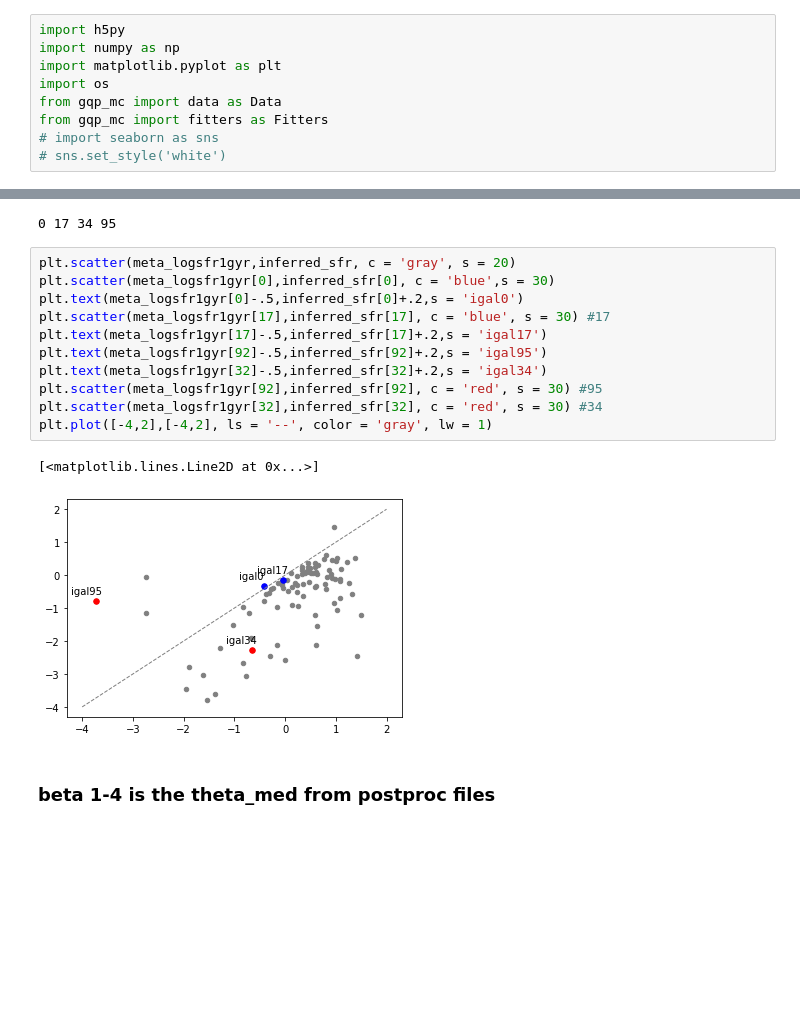
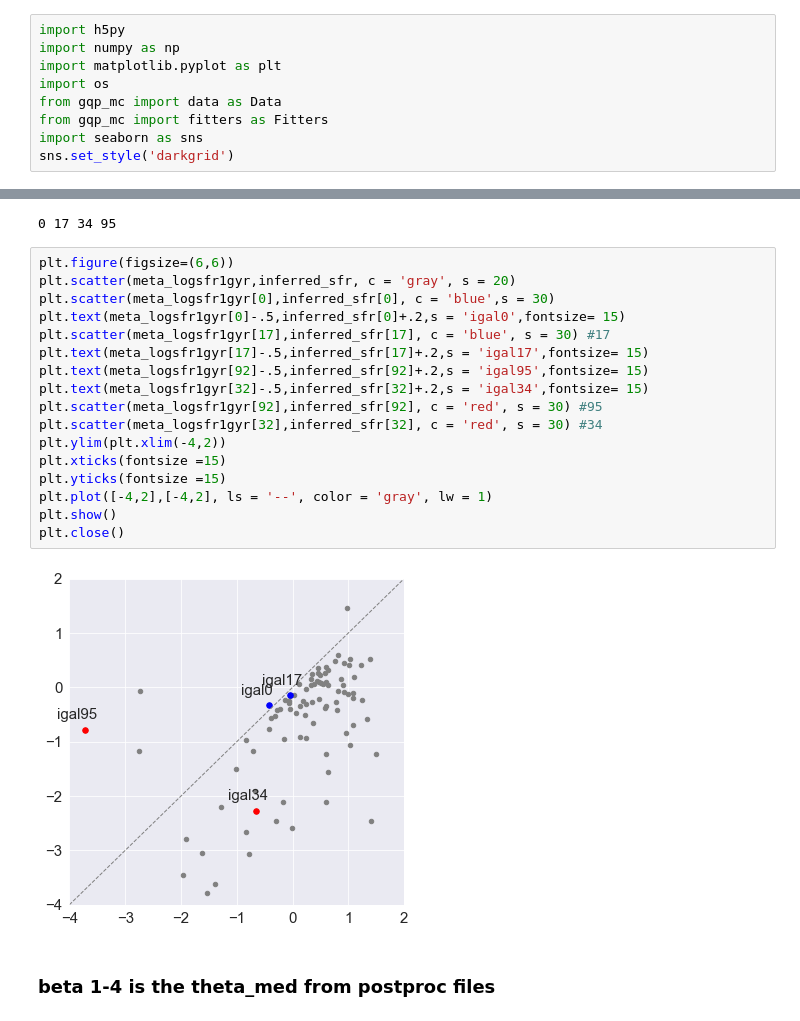
Before and after one commit to kgb0255/GQPMC_v3_JAMES, a Jupyter notebook: SFH_check.ipynb, the cells around one changed output, grey strips where cells are left out. Saved outputs shown, nothing was run; the diff lists cells and outputs as text; blank space fills up the shorter version.

```diff
--- a/SFH_check.ipynb
+++ b/SFH_check.ipynb
@@ -5,8 +5,8 @@ import matplotlib.pyplot as plt
 import os
 from gqp_mc import data as Data
 from gqp_mc import fitters as Fitters
-# import seaborn as sns
-# sns.set_style('white')
+import seaborn as sns
+sns.set_style('darkgrid')
 # %%
 specs,meta = Data.Spectra(sim='lgal',noise = 'none', lib = 'bc03', sample = 'mini_mocha')
 photo, _ = Data.Photometry(sim='lgal', noise= 'legacy', lib='bc03', sample='mini_mocha')
@@ -36,19 +36,24 @@ print(new_arr[0],new_arr[17],new_arr[32],new_arr[92])
 # %% [output]
 0 17 34 95
 # %%
+plt.figure(figsize=(6,6))
 plt.scatter(meta_logsfr1gyr,inferred_sfr, c = 'gray', s = 20)
 plt.scatter(meta_logsfr1gyr[0],inferred_sfr[0], c = 'blue',s = 30)
-plt.text(meta_logsfr1gyr[0]-.5,inferred_sfr[0]+.2,s = 'igal0')
+plt.text(meta_logsfr1gyr[0]-.5,inferred_sfr[0]+.2,s = 'igal0',fontsize= 15)
 plt.scatter(meta_logsfr1gyr[17],inferred_sfr[17], c = 'blue', s = 30) #17
-plt.text(meta_logsfr1gyr[17]-.5,inferred_sfr[17]+.2,s = 'igal17')
-plt.text(meta_logsfr1gyr[92]-.5,inferred_sfr[92]+.2,s = 'igal95')
-plt.text(meta_logsfr1gyr[32]-.5,inferred_sfr[32]+.2,s = 'igal34')
+plt.text(meta_logsfr1gyr[17]-.5,inferred_sfr[17]+.2,s = 'igal17',fontsize= 15)
+plt.text(meta_logsfr1gyr[92]-.5,inferred_sfr[92]+.2,s = 'igal95',fontsize= 15)
+plt.text(meta_logsfr1gyr[32]-.5,inferred_sfr[32]+.2,s = 'igal34',fontsize= 15)
 plt.scatter(meta_logsfr1gyr[92],inferred_sfr[92], c = 'red', s = 30) #95
 plt.scatter(meta_logsfr1gyr[32],inferred_sfr[32], c = 'red', s = 30) #34
+plt.ylim(plt.xlim(-4,2))
+plt.xticks(fontsize =15)
+plt.yticks(fontsize =15)
 plt.plot([-4,2],[-4,2], ls = '--', color = 'gray', lw = 1)
+plt.show()
+plt.close()
 # %% [output]
-[<matplotlib.lines.Line2D at 0x...>]
-[figure, old version]
+[figure, new version]
 # %% [markdown]
 ### beta 1-4 is the theta_med from postproc files
 # %%
```
Also changed, not shown: parts of 5 cells of this notebook.
